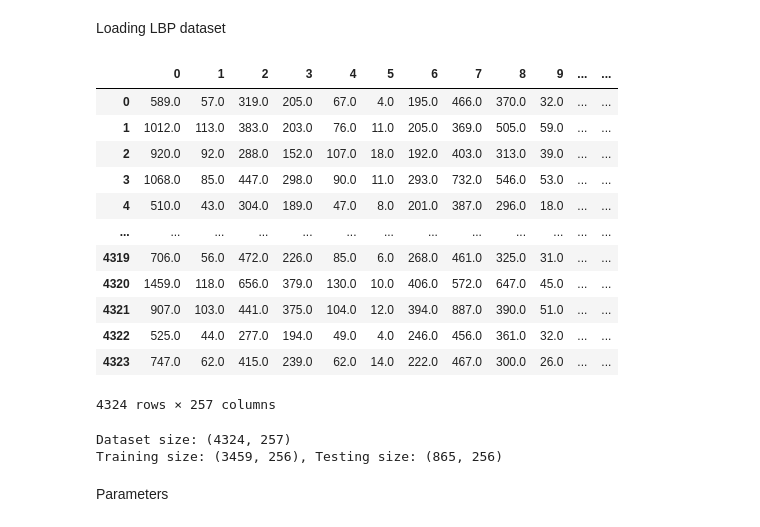
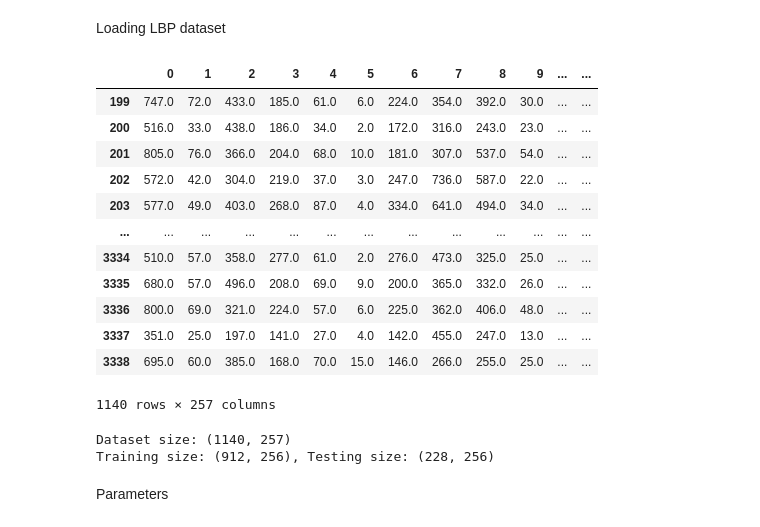
Before and after one commit to AgarwalMayank2/Face_Detection, a Jupyter notebook: applying_ML_algorithms/Random_forest.ipynb, the cells around one changed output. Drawn from its saved outputs; the diff is of its cells as text; code cells hidden in the pictures.

```diff
--- a/applying_ML_algorithms/Random_forest.ipynb
+++ b/applying_ML_algorithms/Random_forest.ipynb
@@ -61,22 +72,32 @@ Loading LBP dataset
 # %%
 url_filtered_LBP_features_dataset = 'https://raw.githubusercontent.com/AgarwalMayank2/Face_Detection/refs/heads/main/processed_dataset/filtered_LBP_features_dataset.csv' #for CNN limited
 df_LBP = pd.read_csv(url_filtered_LBP_features_dataset) # reading url for extracted CNN_features_dataset_limited.csv
 df_LBP.drop('Unnamed: 0', axis=1, inplace=True)
+#dropping those labels whose number of datapoints are less than 80
+# Get the counts of each label
+label_counts = df_LBP['256'].value_counts()
+
+# Filter out labels with counts less than 80
+labels_to_keep = label_counts[label_counts >= 80].index
+
+# Filter the DataFrame
+df_LBP = df_LBP[df_LBP['256'].isin(labels_to_keep)]
+
 df_LBP
 # %% [output]
 |  | 0 | 1 | 2 | 3 | 4 | 5 | 6 | 7 | 8 | 9 | ... | ... |
-| 0 | 589.0 | 57.0 | 319.0 | 205.0 | 67.0 | 4.0 | 195.0 | 466.0 | 370.0 | 32.0 | ... | ... |
-| 1 | 1012.0 | 113.0 | 383.0 | 203.0 | 76.0 | 11.0 | 205.0 | 369.0 | 505.0 | 59.0 | ... | ... |
-| 2 | 920.0 | 92.0 | 288.0 | 152.0 | 107.0 | 18.0 | 192.0 | 403.0 | 313.0 | 39.0 | ... | ... |
-| 3 | 1068.0 | 85.0 | 447.0 | 298.0 | 90.0 | 11.0 | 293.0 | 732.0 | 546.0 | 53.0 | ... | ... |
-| 4 | 510.0 | 43.0 | 304.0 | 189.0 | 47.0 | 8.0 | 201.0 | 387.0 | 296.0 | 18.0 | ... | ... |
+| 199 | 747.0 | 72.0 | 433.0 | 185.0 | 61.0 | 6.0 | 224.0 | 354.0 | 392.0 | 30.0 | ... | ... |
+| 200 | 516.0 | 33.0 | 438.0 | 186.0 | 34.0 | 2.0 | 172.0 | 316.0 | 243.0 | 23.0 | ... | ... |
+| 201 | 805.0 | 76.0 | 366.0 | 204.0 | 68.0 | 10.0 | 181.0 | 307.0 | 537.0 | 54.0 | ... | ... |
+| 202 | 572.0 | 42.0 | 304.0 | 219.0 | 37.0 | 3.0 | 247.0 | 736.0 | 587.0 | 22.0 | ... | ... |
+| 203 | 577.0 | 49.0 | 403.0 | 268.0 | 87.0 | 4.0 | 334.0 | 641.0 | 494.0 | 34.0 | ... | ... |
 | ... | ... | ... | ... | ... | ... | ... | ... | ... | ... | ... | ... | ... |
-| 4319 | 706.0 | 56.0 | 472.0 | 226.0 | 85.0 | 6.0 | 268.0 | 461.0 | 325.0 | 31.0 | ... | ... |
-| 4320 | 1459.0 | 118.0 | 656.0 | 379.0 | 130.0 | 10.0 | 406.0 | 572.0 | 647.0 | 45.0 | ... | ... |
-| 4321 | 907.0 | 103.0 | 441.0 | 375.0 | 104.0 | 12.0 | 394.0 | 887.0 | 390.0 | 51.0 | ... | ... |
-| 4322 | 525.0 | 44.0 | 277.0 | 194.0 | 49.0 | 4.0 | 246.0 | 456.0 | 361.0 | 32.0 | ... | ... |
-| 4323 | 747.0 | 62.0 | 415.0 | 239.0 | 62.0 | 14.0 | 222.0 | 467.0 | 300.0 | 26.0 | ... | ... |
+| 3334 | 510.0 | 57.0 | 358.0 | 277.0 | 61.0 | 2.0 | 276.0 | 473.0 | 325.0 | 25.0 | ... | ... |
+| 3335 | 680.0 | 57.0 | 496.0 | 208.0 | 69.0 | 9.0 | 200.0 | 365.0 | 332.0 | 26.0 | ... | ... |
+| 3336 | 800.0 | 69.0 | 321.0 | 224.0 | 57.0 | 6.0 | 225.0 | 362.0 | 406.0 | 48.0 | ... | ... |
+| 3337 | 351.0 | 25.0 | 197.0 | 141.0 | 27.0 | 4.0 | 142.0 | 455.0 | 247.0 | 13.0 | ... | ... |
+| 3338 | 695.0 | 60.0 | 385.0 | 168.0 | 70.0 | 15.0 | 146.0 | 266.0 | 255.0 | 25.0 | ... | ... |
-4324 rows × 257 columns
+1140 rows × 257 columns
 # %%
 # Separate features and labels
 X = df_LBP.iloc[:, :-1]
@@ -98,8 +119,8 @@ X_test_LBP = scaler.transform(X_test_LBP)
 print(f"Dataset size: {df_LBP.shape}")
 print(f"Training size: {X_train_LBP.shape}, Testing size: {X_test_LBP.shape}")
 # %% [output]
-Dataset size: (4324, 257)
-Training size: (3459, 256), Testing size: (865, 256)
+Dataset size: (1140, 257)
+Training size: (912, 256), Testing size: (228, 256)
 # %% [markdown]
 Parameters
 # %%
```
Also changed, not shown: parts of 6 cells of this notebook.
